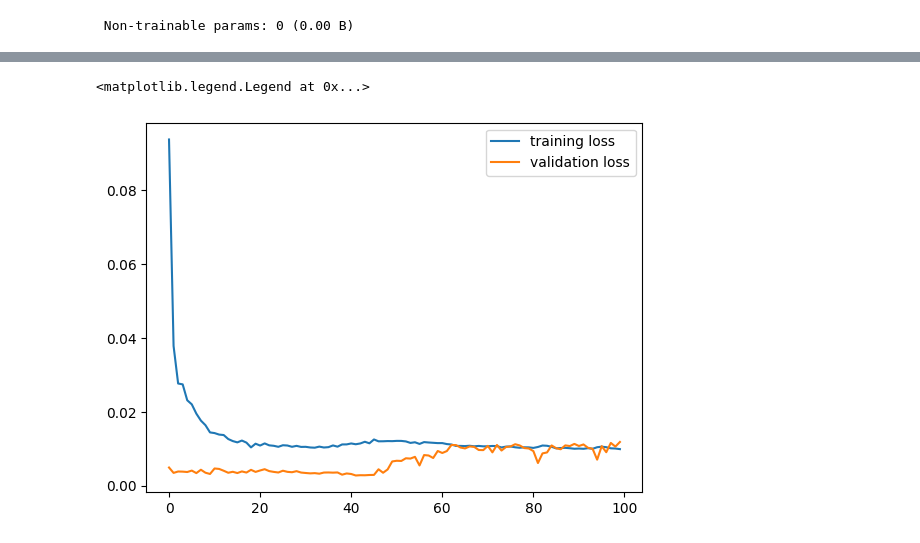
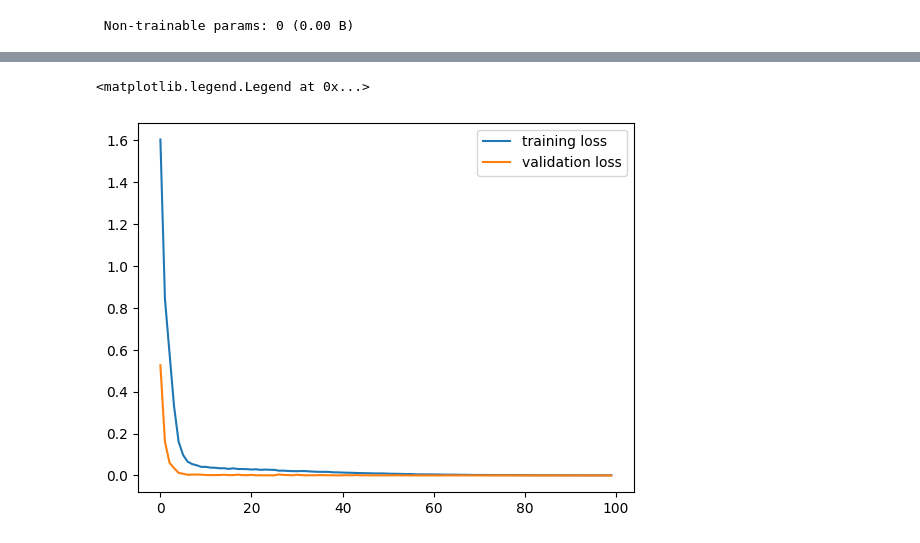
Before and after one commit to Soonusravan/Machine_Learning, a Jupyter notebook: RNN/RNN Crude Oil.ipynb, the cells around one changed output, grey strips where cells are left out. Drawn from its saved outputs; the diff is of its cells as text; code cells hidden in the pictures.

Commit message:
Adding 1 more Logistic Regression

```diff
--- a/RNN/RNN Crude Oil.ipynb
+++ b/RNN/RNN Crude Oil.ipynb
@@ -346,21 +280,16 @@ Training Length (1876, 10, 5) (1876, 1) Testing Length: (209, 10, 5) (209, 1)
 # %%
-# Let's build the RNN
-model = keras.Sequential()
+model2 = keras.Sequential()
 
-# Add a RNN layer with 30 internal units.
-model.add(layers.SimpleRNN(30,
-                           activation = 'tanh',
-                           use_bias=True,
-                           input_shape=(trainX.shape[1], trainX.shape[2])))
-# Add a dropout layer (penalizing more complex models) -- prevents overfitting
-model.add(layers.Dropout(rate=0.2))
+# Add a RNN layer with 6 units.
+model2.add(layers.SimpleRNN(6,
+                            activation='tanh',
+                            use_bias=True,
+                            input_shape=(X.shape[1], X.shape[2])))
+# Add a dropout layer
+model2.add(layers.Dropout(rate=0.3))  # Increased dropout rate
 
+# Add a Dense layer with 1 unit
+model2.add(layers.Dense(1))
 
-# Add a Dense layer with 1 units (Since we are doing a regression task.
-model.add(layers.Dense(1))
-
-# Evaluating loss function of MSE using the adam optimizer.
-model.compile(loss='mean_squared_error', optimizer = 'adam')
-
-# Print out architecture.
-model.summary()
+# Compile the model with MSE loss and Adam optimizer
+model2.compile(loss='mean_squared_error', optimizer='adam')
@@ -381,7 +296,7 @@ Model: "sequential_1"
 # %%
 # Fitting the data
-history = model.fit(trainX,
-                    trainY,
+history2 = model2.fit(X[:threshold],
+                    Y[:threshold],
                     shuffle = False, # Since this is time series data
                     epochs=100,
                     batch_size=32,
@@ -408,15 +323,8 @@ Epoch 100/100
 # %%
 # Plotting the loss iteration
-plt.plot(history.history['loss'], label = 'training loss')
-plt.plot(history.history['val_loss'], label ='validation loss')
+plt.plot(history2.history['loss'], label = 'training loss')
+plt.plot(history2.history['val_loss'], label ='validation loss')
 plt.legend()
-# Note:
-# if training loss >> validation loss -> Underfitting
-# if training loss << validation loss -> Overfitting (i.e model is smart enough to have mapped the entire dataset..)
-# Several ways to address overfitting:
-# Reduce complexity of model (hidden layers, neurons, parameters input etc)
-# Add dropout and tune rate
-# More data :)
 # %% [output]
 <matplotlib.legend.Legend at 0x...>
-[figure, old version]
+[figure, new version]
```
Also changed, not shown: parts of 32 cells of this notebook, 4 other files.
